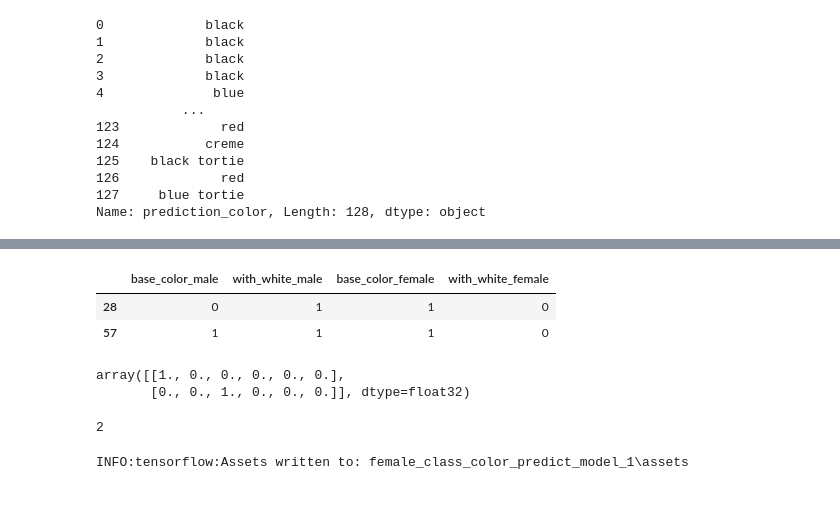
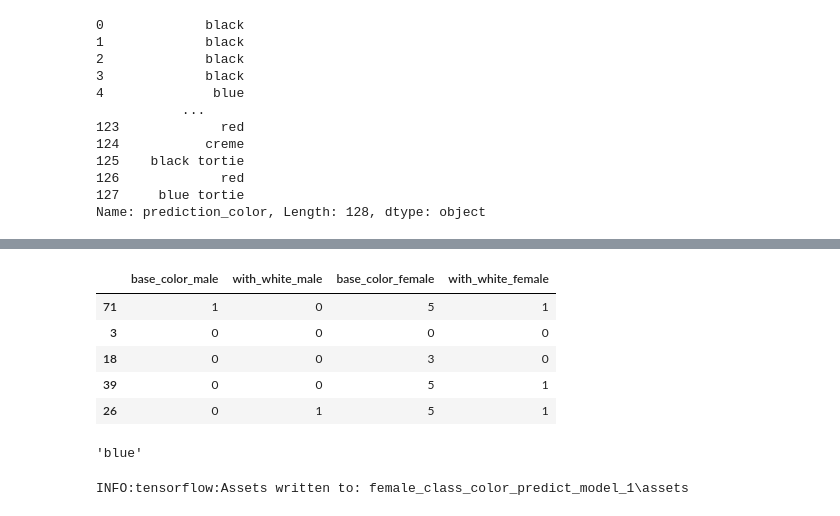
Before and after one commit to cat-pedigree/CatPedigree_ML_Model, a Jupyter notebook: multiclass-iris-prediction-with-tensorflow-keras.ipynb, the cells around one changed output, grey strips where cells are left out. Drawn from its saved outputs; the diff is of its cells as text; code cells hidden in the pictures.

```diff
--- a/multiclass-iris-prediction-with-tensorflow-keras.ipynb
+++ b/multiclass-iris-prediction-with-tensorflow-keras.ipynb
@@ -269,11 +272,9 @@ for i in range(1, len(X_test)):
 # %%
-X_train[:2]
+X_train[:5]
 # %% [output]
 |  | base_color_male | with_white_male | base_color_female | with_white_female |
-| 28 | 0 | 1 | 1 | 0 |
-| 57 | 1 | 1 | 1 | 0 |
+| 71 | 1 | 0 | 5 | 1 |
+| 3 | 0 | 0 | 0 | 0 |
+| 18 | 0 | 0 | 3 | 0 |
+| 39 | 0 | 0 | 5 | 1 |
+| 26 | 0 | 1 | 5 | 1 |
-# %%
-y_train[:2]
-# %% [output]
-array([[1., 0., 0., 0., 0., 0.],
-       [0., 0., 1., 0., 0., 0.]], dtype=float32)
@@ -280,7 +283,7 @@ array([[1., 0., 0., 0., 0., 0.],
 # %%
-np.argmax(model.predict([[1,1,1,0]]))
+class_labels[np.argmax(model.predict([[0,0,5,1]]))]
 # %% [output]
-2
+'blue'
 # %%
 model.save('female_class_color_predict_model_1')
 # %% [output]
```
Also changed, not shown: parts of 4 cells of this notebook, 2 other files.
